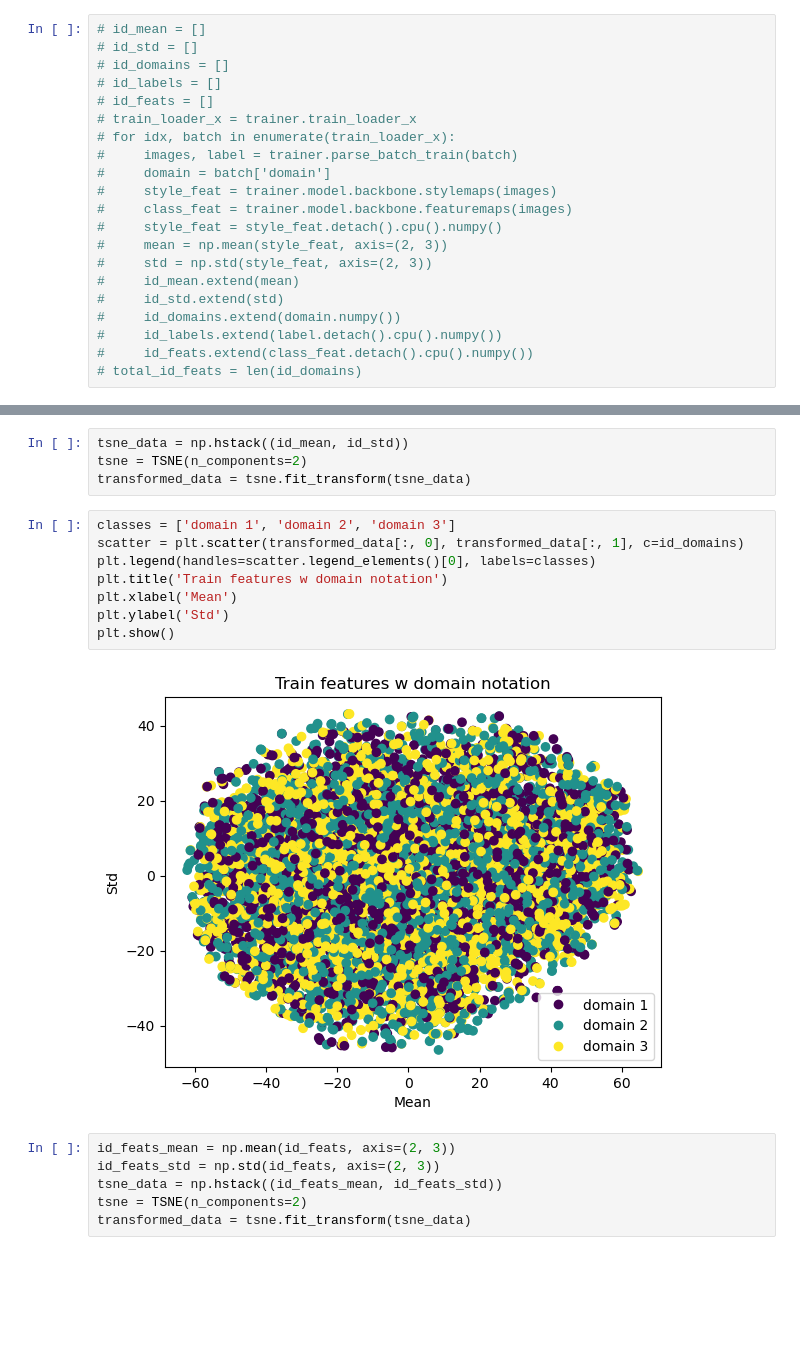
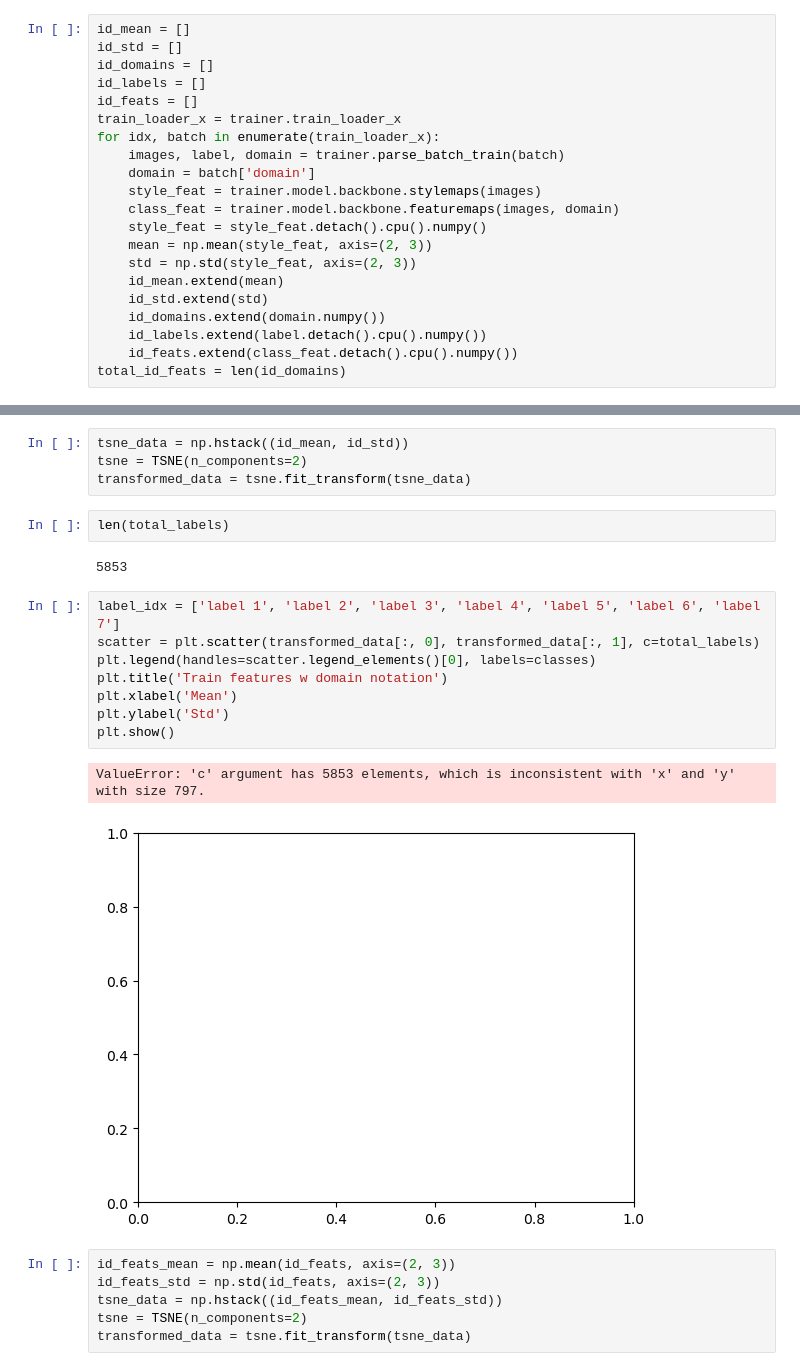
Before and after one commit to nduongw/DSU, a Jupyter notebook: multi-domain-generalization/explore/explore_vlcs.ipynb, the cells around one changed output, grey strips where cells are left out. Cells and saved outputs as stored; diff of their text form; blank space fills up the shorter version.

```diff
--- a/multi-domain-generalization/explore/explore_vlcs.ipynb
+++ b/multi-domain-generalization/explore/explore_vlcs.ipynb
@@ -234,21 +221,21 @@ RuntimeError: CUDA out of memory. Tried to allocate 50.00 MiB (GPU 0; 23.68 GiB
 # %%
-# id_mean = []
-# id_std = []
-# id_domains = []
-# id_labels = []
-# id_feats = []
-# train_loader_x = trainer.train_loader_x
-# for idx, batch in enumerate(train_loader_x):
-#     images, label = trainer.parse_batch_train(batch)
-#     domain = batch['domain']
-#     style_feat = trainer.model.backbone.stylemaps(images)
-#     class_feat = trainer.model.backbone.featuremaps(images)
-#     style_feat = style_feat.detach().cpu().numpy()
-#     mean = np.mean(style_feat, axis=(2, 3))
-#     std = np.std(style_feat, axis=(2, 3))
-#     id_mean.extend(mean)
-#     id_std.extend(std)
-#     id_domains.extend(domain.numpy())
-#     id_labels.extend(label.detach().cpu().numpy())
-#     id_feats.extend(class_feat.detach().cpu().numpy())
-# total_id_feats = len(id_domains)
+id_mean = []
+id_std = []
+id_domains = []
+id_labels = []
+id_feats = []
+train_loader_x = trainer.train_loader_x
+for idx, batch in enumerate(train_loader_x):
+    images, label, domain = trainer.parse_batch_train(batch)
+    domain = batch['domain']
+    style_feat = trainer.model.backbone.stylemaps(images)
+    class_feat = trainer.model.backbone.featuremaps(images, domain)
+    style_feat = style_feat.detach().cpu().numpy()
+    mean = np.mean(style_feat, axis=(2, 3))
+    std = np.std(style_feat, axis=(2, 3))
+    id_mean.extend(mean)
+    id_std.extend(std)
+    id_domains.extend(domain.numpy())
+    id_labels.extend(label.detach().cpu().numpy())
+    id_feats.extend(class_feat.detach().cpu().numpy())
+total_id_feats = len(id_domains)
@@ -321,16 +310,21 @@ plt.show()
 tsne_data = np.hstack((id_mean, id_std))
 tsne = TSNE(n_components=2)
 transformed_data = tsne.fit_transform(tsne_data)
+# %%
+len(total_labels)
+# %% [output]
+5853
 # %%
-classes = ['domain 1', 'domain 2', 'domain 3']
-scatter = plt.scatter(transformed_data[:, 0], transformed_data[:, 1], c=id_domains)
+label_idx = ['label 1', 'label 2', 'label 3', 'label 4', 'label 5', 'label 6', 'label 7']
+scatter = plt.scatter(transformed_data[:, 0], transformed_data[:, 1], c=total_labels)
 plt.legend(handles=scatter.legend_elements()[0], labels=classes)
 plt.title('Train features w domain notation')
 plt.xlabel('Mean')
 plt.ylabel('Std')
 plt.show()
 # %% [output]
+ValueError: 'c' argument has 5853 elements, which is inconsistent with 'x' and 'y' with size 797.
-[figure, old version]
+[figure, new version]
 # %%
 id_feats_mean = np.mean(id_feats, axis=(2, 3))
 id_feats_std = np.std(id_feats, axis=(2, 3))
```
Also changed, not shown: parts of 16 cells of this notebook, 32 other files.
